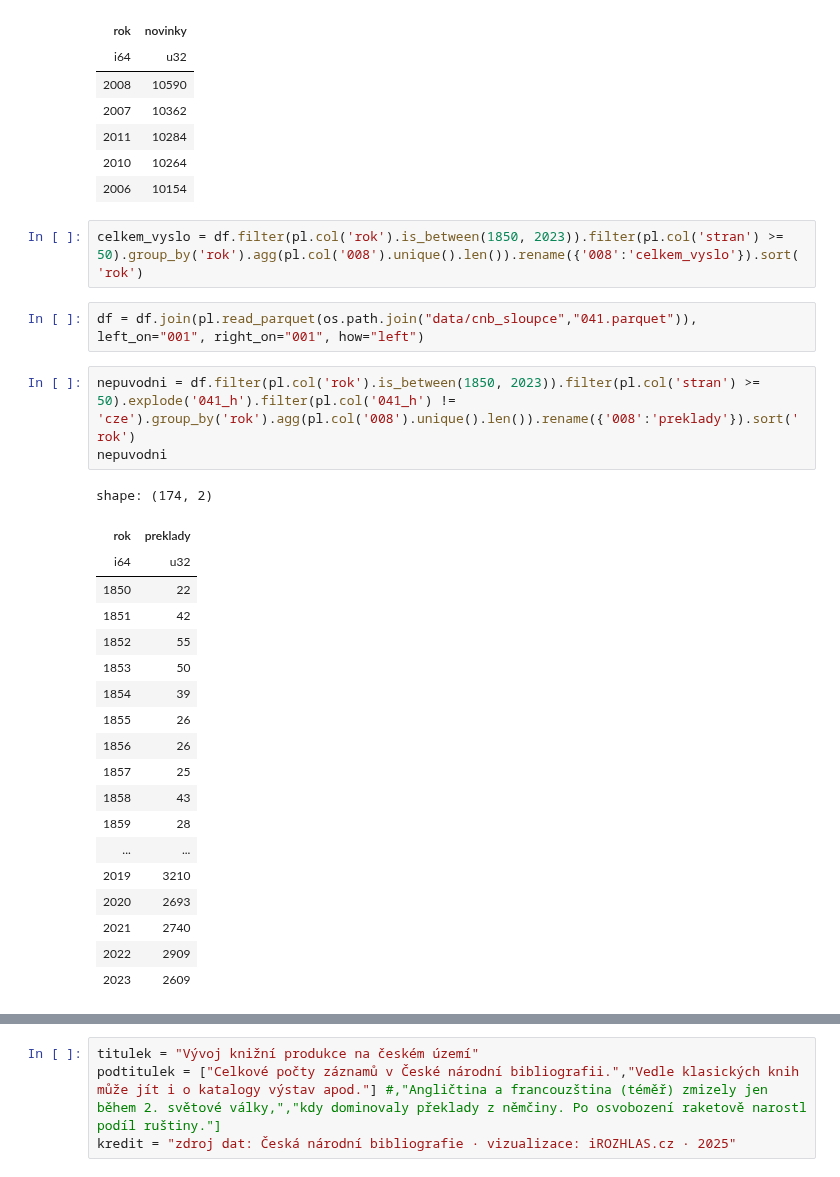
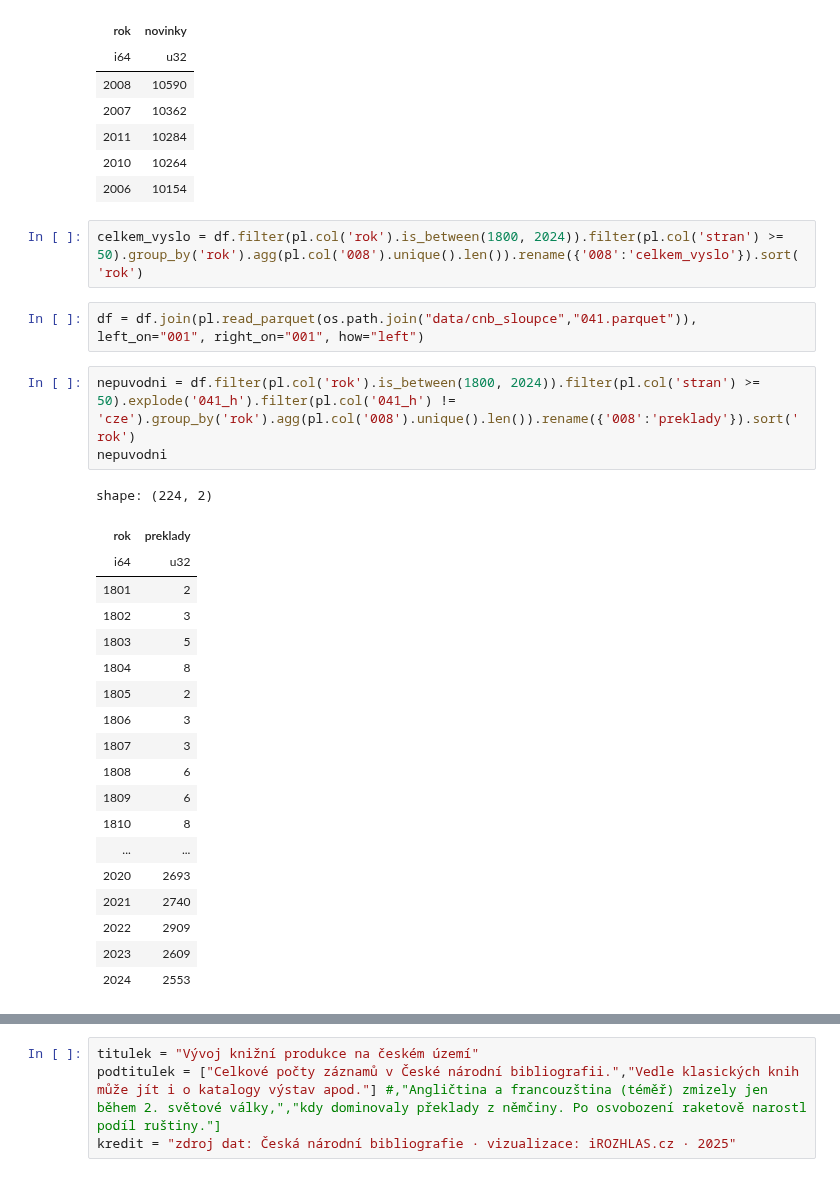
Before and after one commit to DataRozhlas/knizni-peoplemetr, a Jupyter notebook: 902a_velikost_produkce.ipynb, the cells around one changed output, grey strips where cells are left out. Cells and saved outputs as stored; diff of their text form.

```diff
--- a/902a_velikost_produkce.ipynb
+++ b/902a_velikost_produkce.ipynb
@@ -169,32 +169,32 @@ shape: (5, 2)
 | 2010 | 10264 |
 | 2006 | 10154 |
 # %%
-celkem_vyslo = df.filter(pl.col('rok').is_between(1850, 2023)).filter(pl.col('stran') >= 50).group_by('rok').agg(pl.col('008').unique().len()).rename({'008':'celkem_vyslo'}).sort('rok')
+celkem_vyslo = df.filter(pl.col('rok').is_between(1800, 2024)).filter(pl.col('stran') >= 50).group_by('rok').agg(pl.col('008').unique().len()).rename({'008':'celkem_vyslo'}).sort('rok')
 # %%
 df = df.join(pl.read_parquet(os.path.join("data/cnb_sloupce","041.parquet")), left_on="001", right_on="001", how="left")
 # %%
-nepuvodni = df.filter(pl.col('rok').is_between(1850, 2023)).filter(pl.col('stran') >= 50).explode('041_h').filter(pl.col('041_h') != 'cze').group_by('rok').agg(pl.col('008').unique().len()).rename({'008':'preklady'}).sort('rok')
+nepuvodni = df.filter(pl.col('rok').is_between(1800, 2024)).filter(pl.col('stran') >= 50).explode('041_h').filter(pl.col('041_h') != 'cze').group_by('rok').agg(pl.col('008').unique().len()).rename({'008':'preklady'}).sort('rok')
 nepuvodni
 # %% [output]
-shape: (174, 2)
+shape: (224, 2)
 | rok | preklady |
 | i64 | u32 |
-| 1850 | 22 |
-| 1851 | 42 |
-| 1852 | 55 |
-| 1853 | 50 |
-| 1854 | 39 |
-| 1855 | 26 |
-| 1856 | 26 |
-| 1857 | 25 |
-| 1858 | 43 |
-| 1859 | 28 |
+| 1801 | 2 |
+| 1802 | 3 |
+| 1803 | 5 |
+| 1804 | 8 |
+| 1805 | 2 |
+| 1806 | 3 |
+| 1807 | 3 |
+| 1808 | 6 |
+| 1809 | 6 |
+| 1810 | 8 |
 | ... | ... |
-| 2019 | 3210 |
 | 2020 | 2693 |
 | 2021 | 2740 |
 | 2022 | 2909 |
 | 2023 | 2609 |
+| 2024 | 2553 |
 # %%
 preklady = celkem_vyslo.join(nepuvodni, on='rok', how='left')
 preklady = preklady.with_columns((pl.col('preklady') / pl.col('celkem_vyslo')).alias('podíl překladů'))
```
Also changed, not shown: parts of 16 cells of this notebook, 4 other files.
